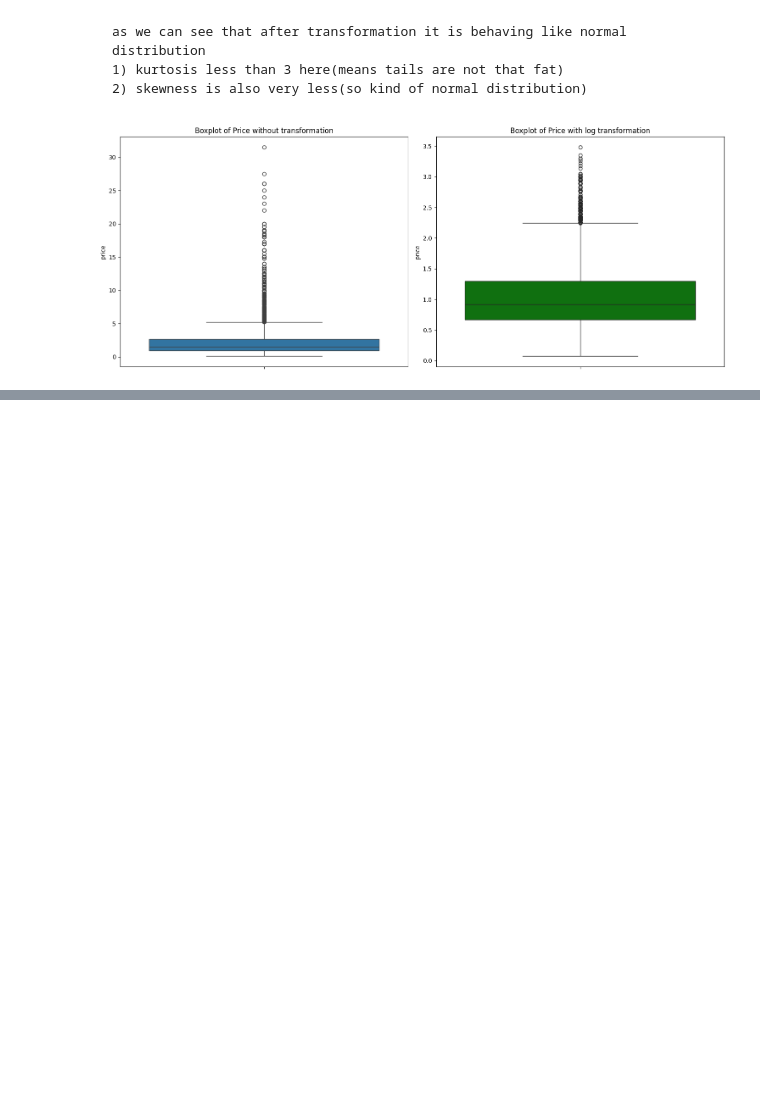
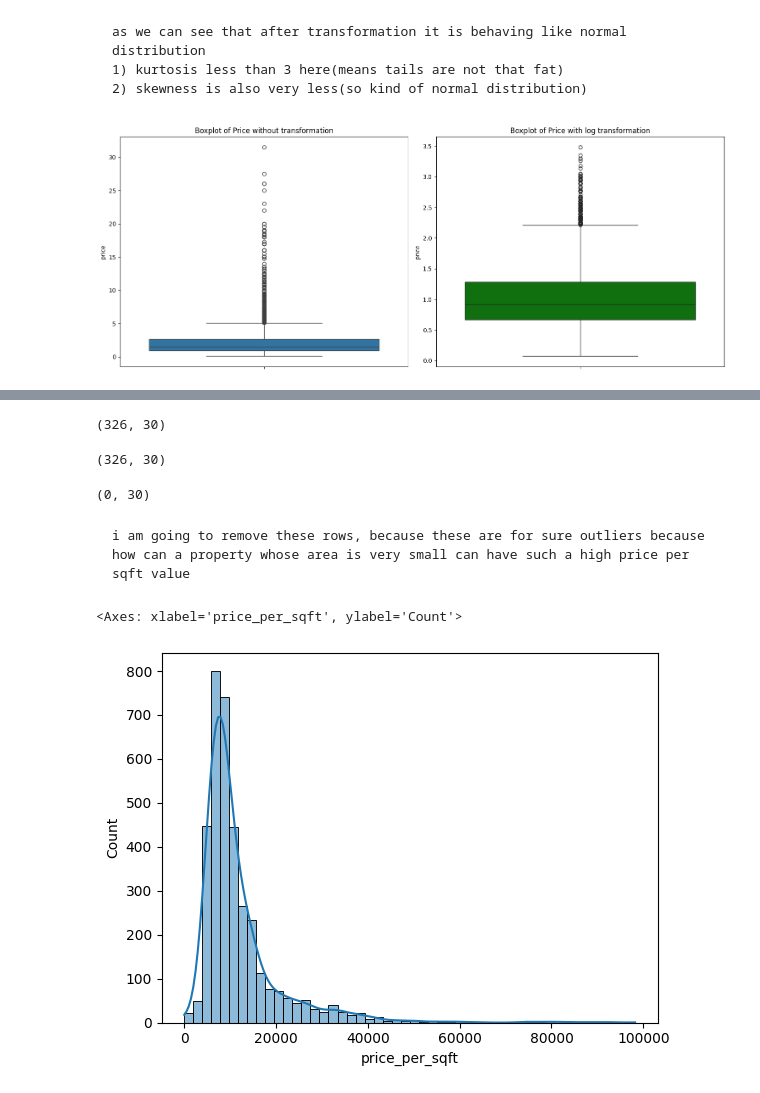
Before and after one commit to Yajas565/Proplytics, a Jupyter notebook: notebooks/session4_notebooks/univariate_EDA.ipynb, the cells around one changed output, grey strips where cells are left out. Cells and saved outputs as stored; diff of their text form; code cells hidden in the pictures; blank space fills up the shorter version.

```diff
--- a/notebooks/session4_notebooks/univariate_EDA.ipynb
+++ b/notebooks/session4_notebooks/univariate_EDA.ipynb
@@ -379,0 +430,21 @@ plt.show()
+# %%
+df[(df['price_per_sqft'] < lower_bound) | (df['price_per_sqft'] > upper_bound)].shape
+# %% [output]
+(326, 30)
+# %%
+df[df['price_per_sqft'] > upper_bound].shape
+# %% [output]
+(326, 30)
+# %%
+df[df['price_per_sqft'] >= 100000].shape
+# %% [output]
+(0, 30)
+# %% [markdown]
+    i am going to remove these rows, because these are for sure outliers because how can a property whose area is very small can have such a high price per sqft value
+# %%
+df = df[df['price_per_sqft'] < 100000]
+# %%
+sns.histplot(df['price_per_sqft'], bins=50, kde=True)
+# %% [output]
+<Axes: xlabel='price_per_sqft', ylabel='Count'>
+[figure, added]
```
Also changed, not shown: parts of 90 cells of this notebook, 5 other files.
